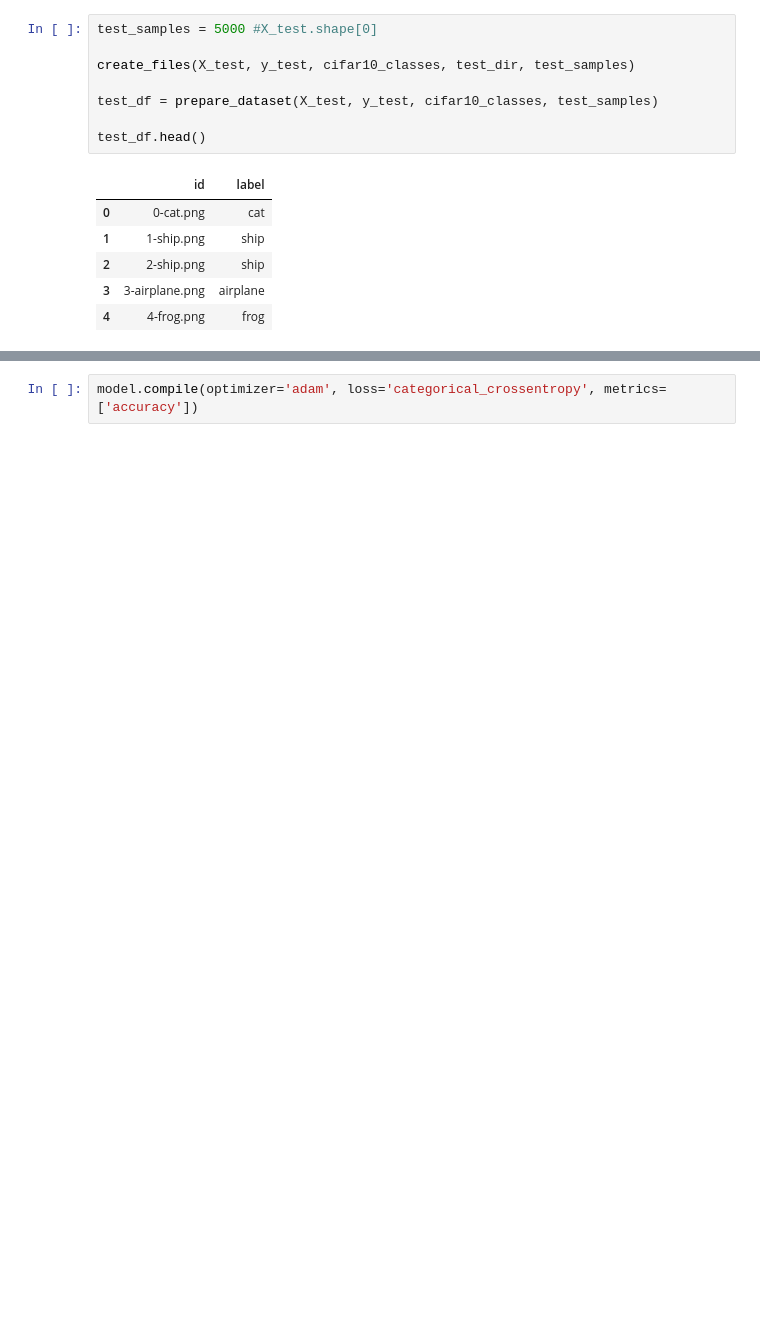
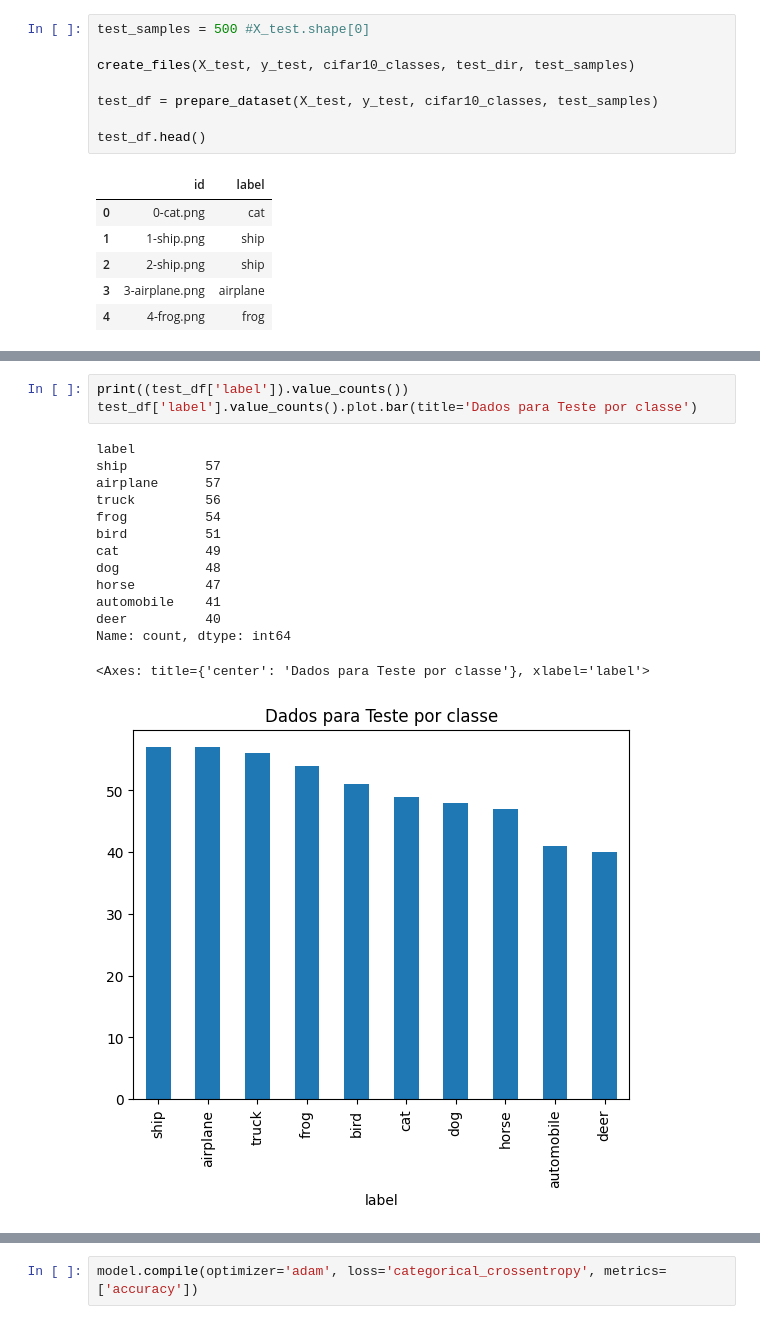
Before and after one commit to luis-rveiga/pucrj-cienciadadosanalytics, a Jupyter notebook: mvp-sprint-ii-machine-learning-analytics/deep-learning/mvp-sprint-ii-deep-learnig-final.ipynb, the cells around one changed output, grey strips where cells are left out. Drawn from its saved outputs; the diff is of its cells as text; blank space fills up the shorter version.

```diff
--- a/mvp-sprint-ii-machine-learning-analytics/deep-learning/mvp-sprint-ii-deep-learnig-final.ipynb
+++ b/mvp-sprint-ii-machine-learning-analytics/deep-learning/mvp-sprint-ii-deep-learnig-final.ipynb
@@ -84,7 +94,7 @@ train_df.head()
 | 3 | 3-deer.png | deer |
 | 4 | 4-automobile.png | automobile |
 # %%
-test_samples = 5000 #X_test.shape[0]
+test_samples = 500 #X_test.shape[0]
 
 create_files(X_test, y_test, cifar10_classes, test_dir, test_samples)
 
@@ -101,3 +129,21 @@ test_df.head()
+# %%
+print((test_df['label']).value_counts())
+test_df['label'].value_counts().plot.bar(title='Dados para Teste por classe')
+# %% [output]
+label
+ship          57
+airplane      57
+truck         56
+frog          54
+bird          51
+cat           49
+dog           48
+horse         47
+automobile    41
+deer          40
+Name: count, dtype: int64
+<Axes: title={'center': 'Dados para Teste por classe'}, xlabel='label'>
+[figure, added]
 # %%
 print('Total de imagens para treinamento: %s' % len(os.listdir(train_dir)))
 print('Total de imagens para teste      : %s' % len(os.listdir(test_dir)))
```
Also changed, not shown: parts of 30 cells of this notebook.
